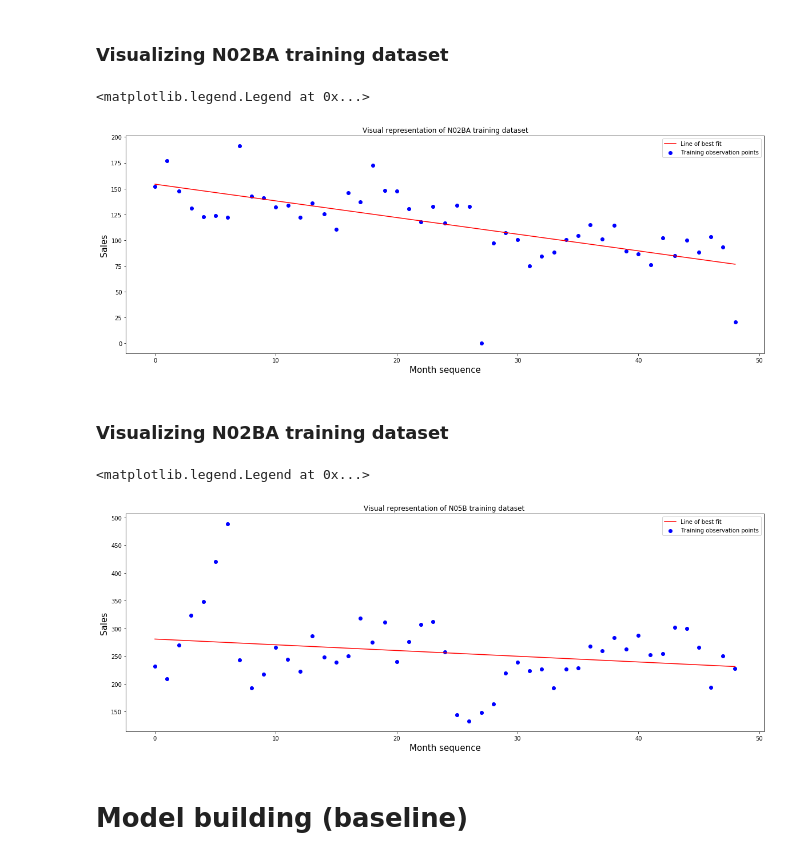
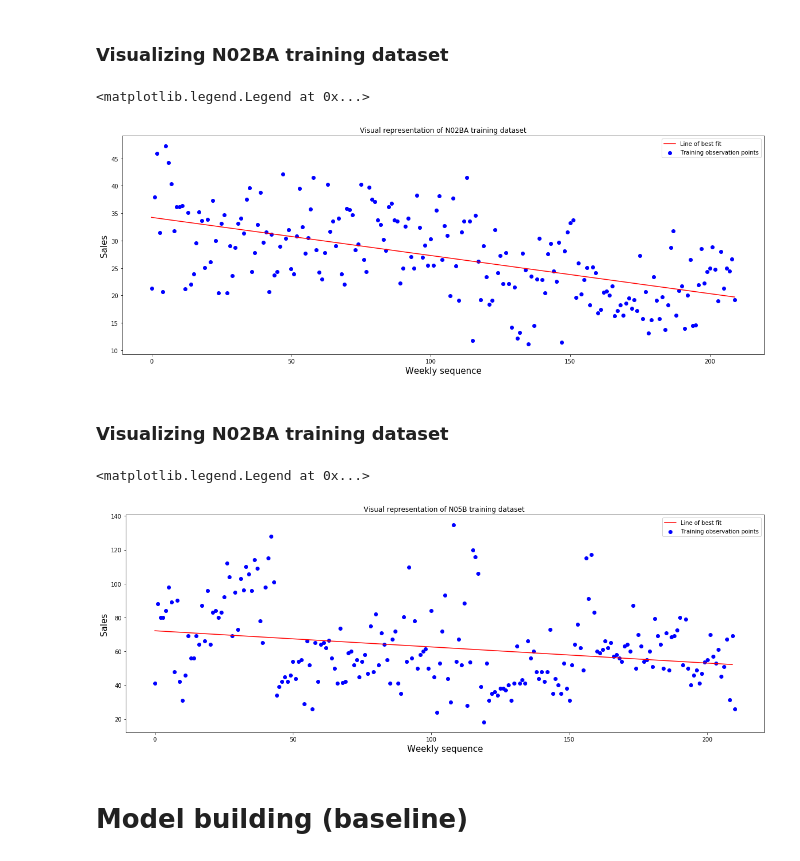
Before and after one commit to HongPhuMagic/ML-Project-2-Drug-sales, a Jupyter notebook: Drug-sales.ipynb, the cells around one changed output. Saved outputs shown, nothing was run; the diff lists cells and outputs as text; code cells hidden in the pictures.

```diff
--- a/Drug-sales.ipynb
+++ b/Drug-sales.ipynb
@@ -29,8 +38,10 @@ import matplotlib.pyplot as plt
 import seaborn as sns
 %matplotlib inline
 
+from sklearn.model_selection import train_test_split
+
 # Importing csv file
-drug = pd.read_csv('datasets_466126_875246_salesmonthly.csv')
+drug = pd.read_csv('salesweekly.csv')
 # %%
 drug.head(3)
 # %% [output]
@@ -115,6 +158,9 @@ drug['Date'] = pd.to_datetime(drug['Date'])
 # Creating two datasets
 drug_N02BA = drug[['Date','N02BA']]
 drug_N05B = drug[['Date','N05B']]
+# %%
+drug_N02BA = drug_N02BA.sort_values('N02BA', ascending=False).iloc[2:]
+drug_N02B = drug_N05B.sort_values('N05B', ascending=False).iloc[2:]
 # %% [markdown]
 ### Data preparation for N02BA
 # %%
@@ -126,12 +172,8 @@ train_n02ba_sorted = train_n02ba.sort_values('Date', ascending=True)
 test_n02ba_sorted = test_n02ba.sort_values('Date', ascending=True)
 
 # Resetting index. Using index as X instead of date time to avoid confusion
-train_n02ba_sorted.reset_index(inplace=True)
-test_n02ba_sorted.reset_index(inplace=True)
-
-# Dropping the old index column
-train_n02ba_sorted.drop('index', axis=1, inplace=True)
-test_n02ba_sorted.drop('index', axis=1, inplace=True)
+train_n02ba_sorted.reset_index(inplace=True, drop=True )
+test_n02ba_sorted.reset_index(inplace=True, drop=True)
 
 # Create test and training set of both X and Y
 X_train_n02ba = train_n02ba_sorted.index
@@ -161,27 +203,27 @@ y_test_n05b = test_n05b_sorted['N05B']
 # %%
 from sklearn.linear_model import LinearRegression
 reg = LinearRegression()
 
 # Reshaping all datasets for Y and X
 X_train_N02BA = X_train_n02ba.values.reshape(-1, 1)
 X_test_N02BA = X_test_n02ba.values.reshape(-1, 1)
 y_train_N02BA = y_train_n02ba.values.reshape(-1, 1)
 y_test_N02BA = y_test_n02ba.values.reshape(-1, 1)
 
 # Fitting model based on X and Y train sets
 reg.fit(X_train_N02BA, y_train_N02BA)
 
 # Creating figure
 plt.subplots(figsize=(20,7))
 plt.title('Visual representation of N02BA training dataset')
-plt.xlabel('Month sequence', fontsize=15)
+plt.xlabel('Weekly sequence', fontsize=15)
 plt.ylabel('Sales', fontsize=15)
 plt.scatter(X_train_N02BA, y_train_N02BA, color='blue', label='Training observation points')
 plt.plot(X_train_N02BA, reg.predict(X_train_N02BA), color='red', label='Line of best fit')
 plt.legend()
 # %% [output]
 <matplotlib.legend.Legend at 0x...>
-[figure, old version]
+[figure, new version]
 # %% [markdown]
 ### Visualizing N02BA training dataset
 # %%
@@ -196,14 +238,14 @@ reg.fit(X_train_N05B, y_train_N05B)
 
 plt.subplots(figsize=(20,7))
 plt.title('Visual representation of N05B training dataset ')
-plt.xlabel('Month sequence', fontsize=15)
+plt.xlabel('Weekly sequence', fontsize=15)
 plt.ylabel('Sales', fontsize=15)
 plt.scatter(X_train_N05B, y_train_N05B, color='blue', label='Training observation points')
 plt.plot(X_train_N02BA, reg.predict(X_train_N02BA), color='red', label='Line of best fit')
 plt.legend()
 # %% [output]
 <matplotlib.legend.Legend at 0x...>
-[figure, old version]
+[figure, new version]
 # %% [markdown]
 # Model building (baseline)
 # %% [markdown]
```
Also changed, not shown: parts of 27 cells of this notebook, 6 other files.
